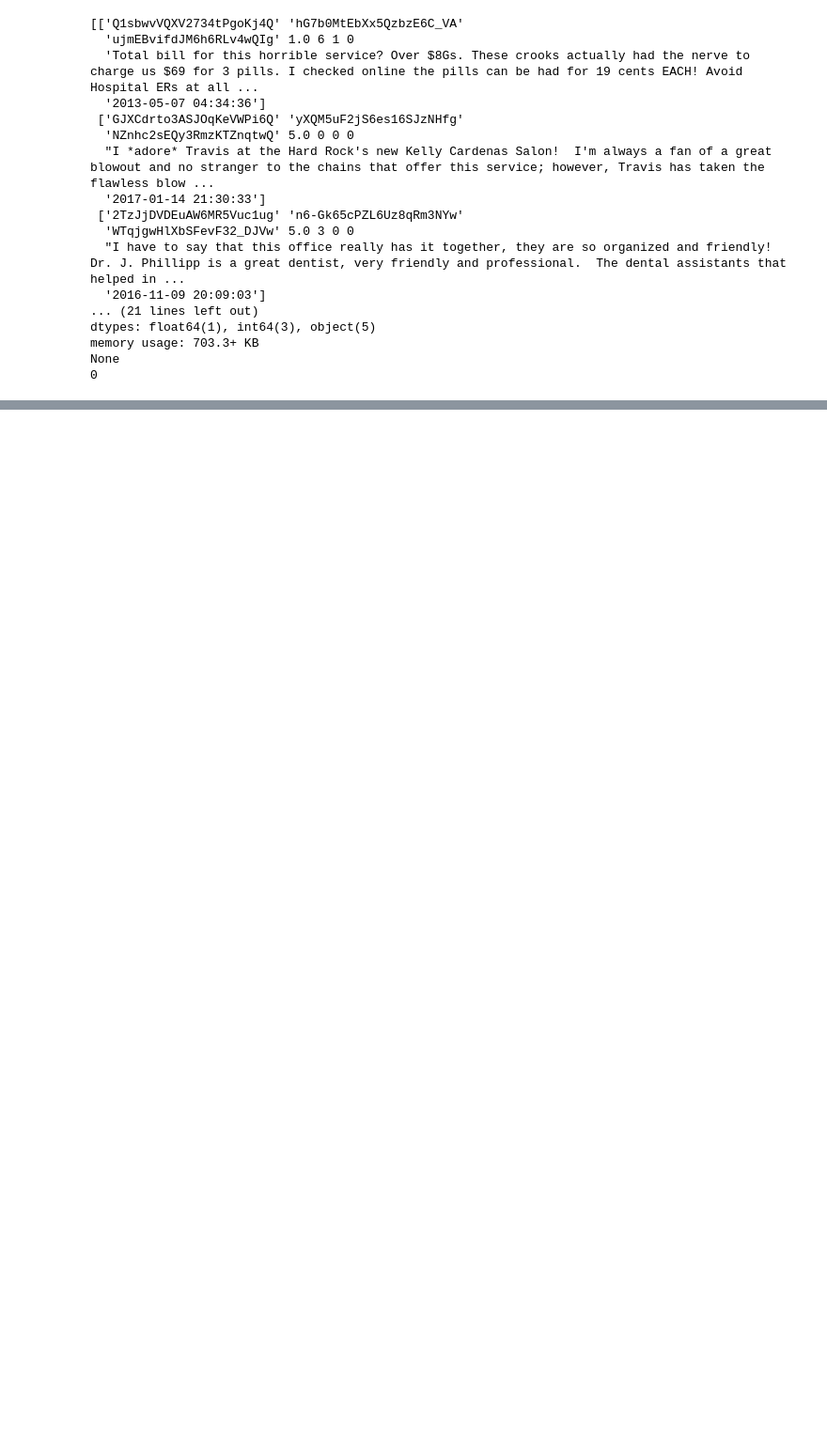
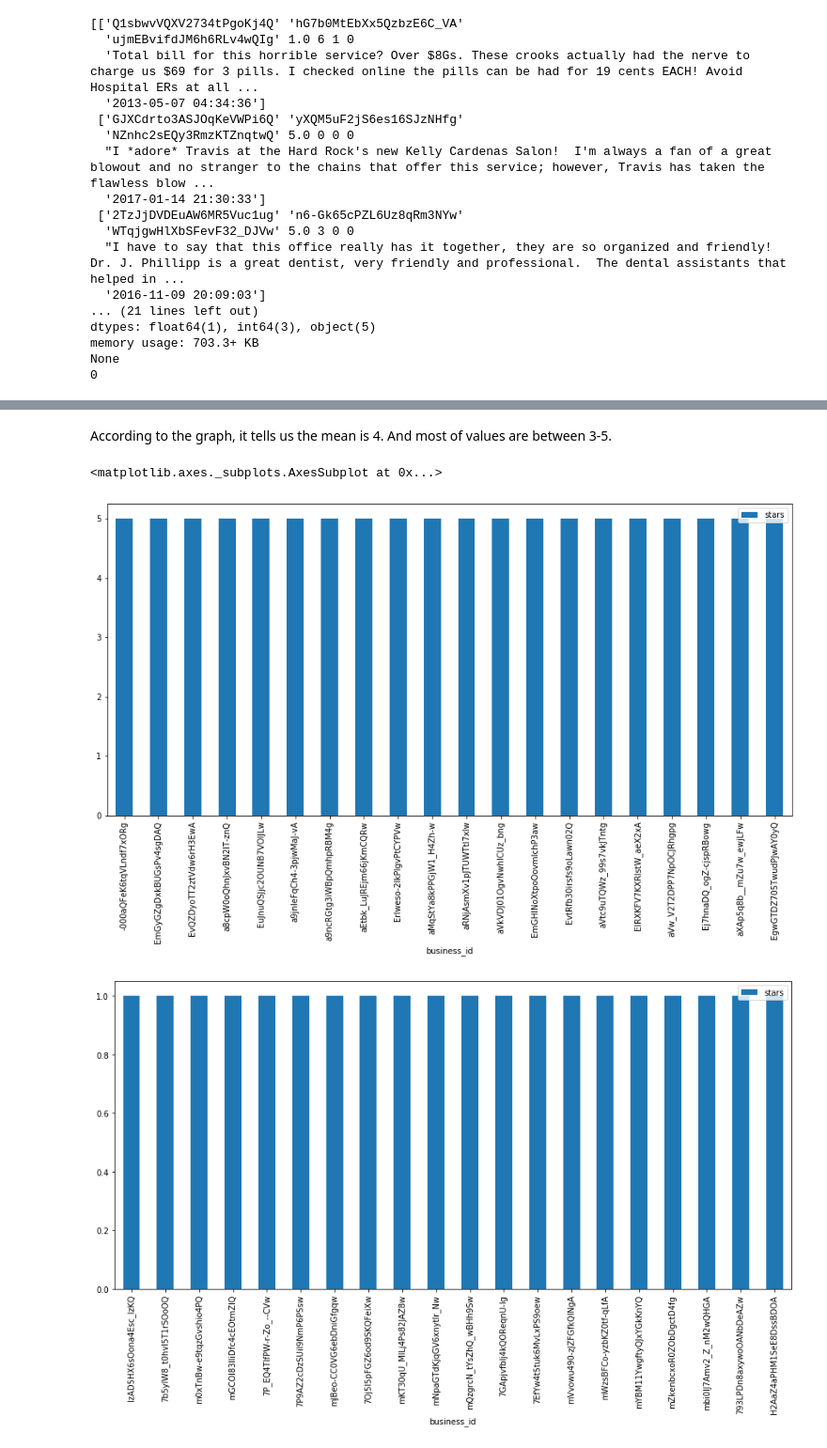
Before and after one commit to iwiszhou/ML1010-final-project, a Jupyter notebook: yelp-dataset-nlp.ipynb, the cells around one changed output, grey strips where cells are left out. Shown: that part at 94% size. Cells and saved outputs as stored; diff of their text form; code cells hidden in the pictures; blank space fills up the shorter version.

```diff
--- a/yelp-dataset-nlp.ipynb
+++ b/yelp-dataset-nlp.ipynb
@@ -129,0 +232,11 @@ None
+# %% [markdown]
+According to the graph, it tells us the mean is 4. And most of values are between 3-5.
+# %%
+# Let's group by business id and see what is the average rating for each business
+df_gby_business = df.groupby("business_id", as_index=False)['stars'].mean().sort_values(by="stars", ascending=False)
+df_gby_business[0:20].plot(kind="bar", x="business_id", figsize=(15, 7))
+df_gby_business[-20:].plot(kind="bar", x="business_id", figsize=(15, 7))
+# %% [output]
+<matplotlib.axes._subplots.AxesSubplot at 0x...>
+[figure, added]
+[figure, added]
```
Also changed, not shown: parts of 85 cells of this notebook, 1 other file.
